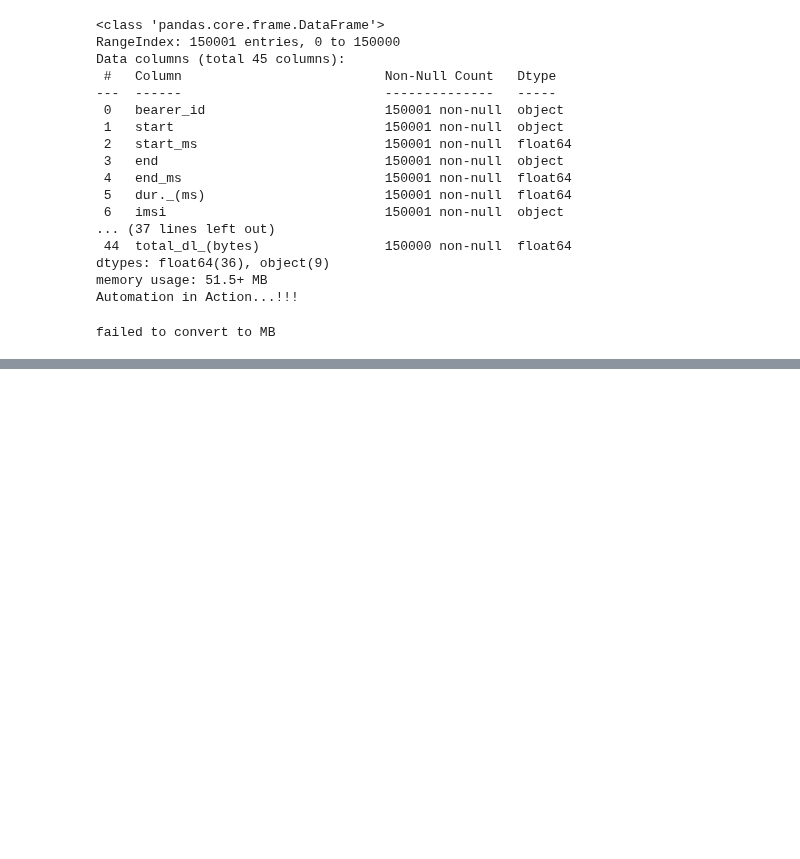
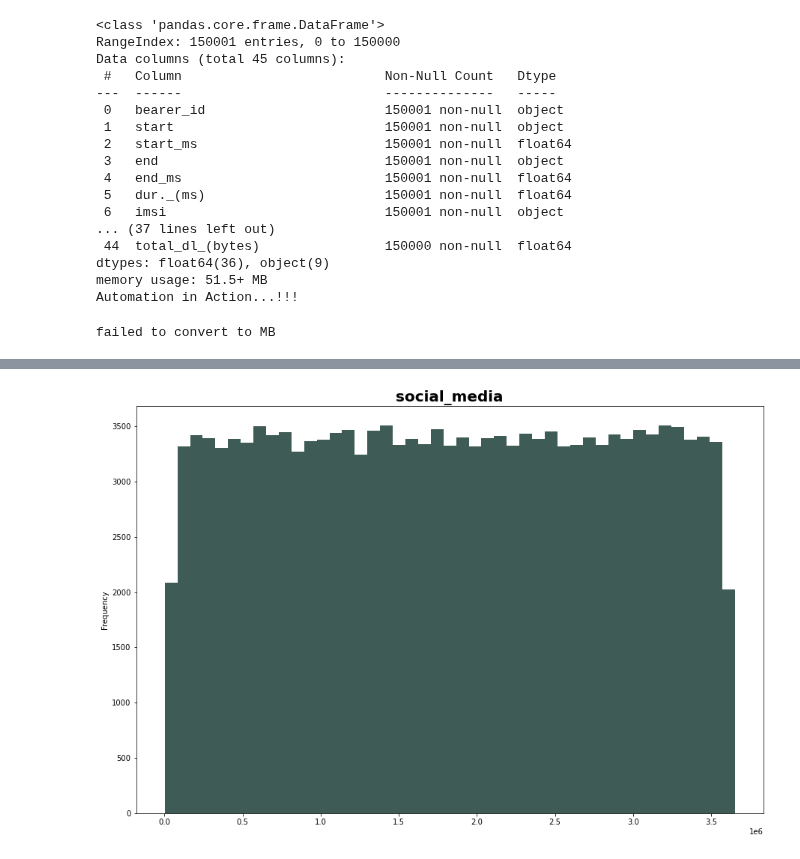
Before and after one commit to Melak2017/Telecommunication-Data-Analysis, a Jupyter notebook: Jup_Notebooks/Data_Exploration.ipynb, the cells around one changed output, grey strips where cells are left out. Cells and saved outputs as stored; diff of their text form; code cells hidden in the pictures; blank space fills up the shorter version.

```diff
--- a/Jup_Notebooks/Data_Exploration.ipynb
+++ b/Jup_Notebooks/Data_Exploration.ipynb
@@ -155,0 +193,3 @@ total_data_volume.groupby('msisdn/number').sum().sample(10)
+# %%
+numerical_features = df.select_dtypes(include=['float', 'int'])
+numerical_features.shape
@@ -155,0 +236,7 @@ total_data_volume.groupby('msisdn/number').sum().sample(10)
+# %%
+#social_media
+numerical_features['social_media'].plot.hist(bins=45, color='#3e5c55', figsize=(15, 10))
+plt.title(f'social_media', size=20, fontweight='bold')
+plt.show()
+# %% [output]
+[figure, added]
```
Also changed, not shown: parts of 33 cells of this notebook.
